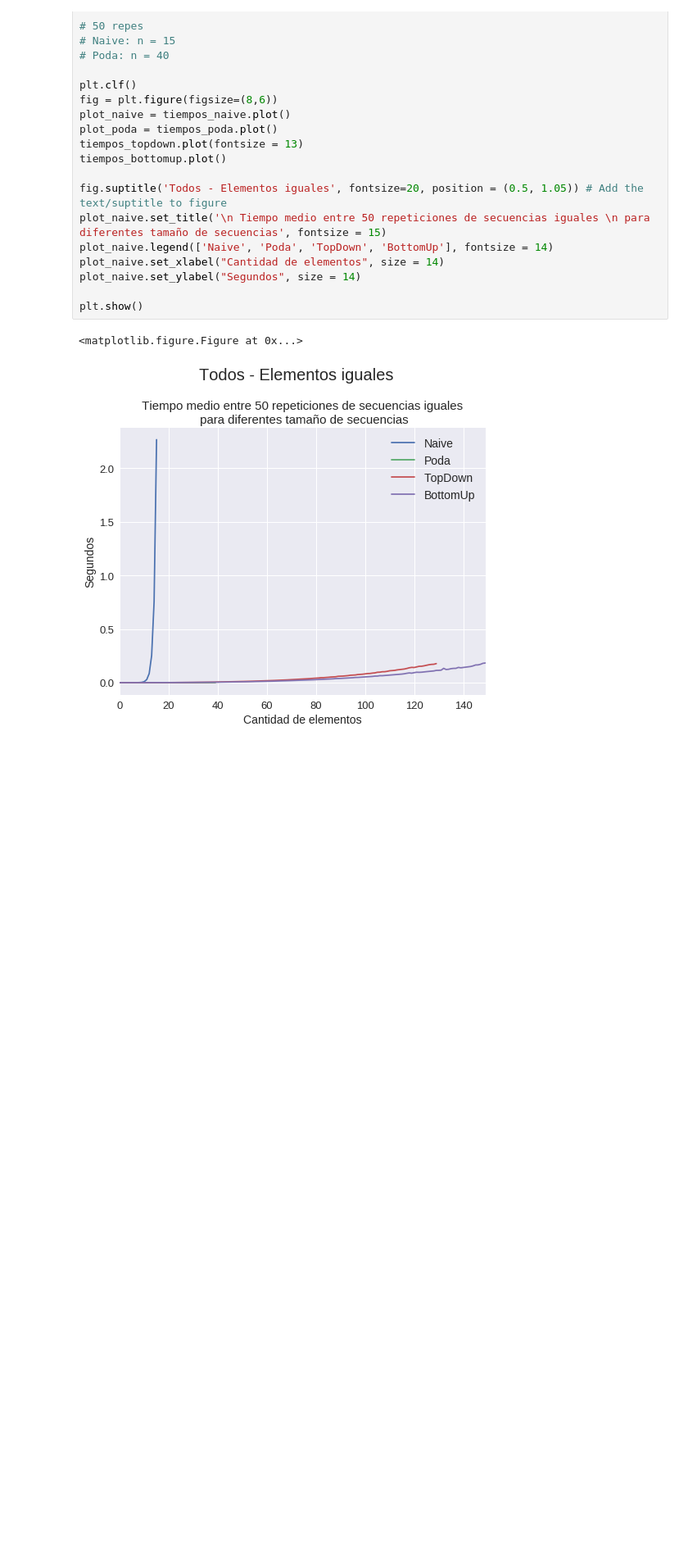
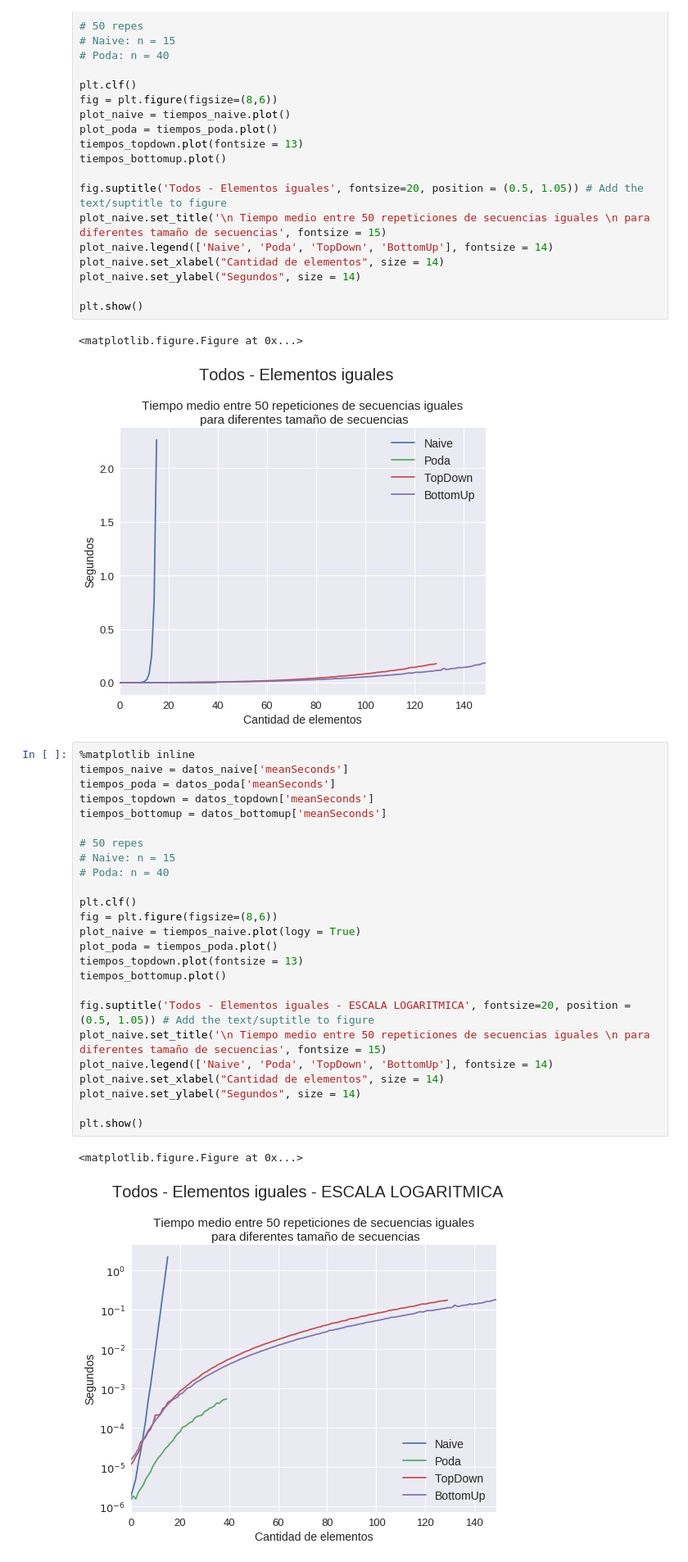
Before and after one commit to JonSeijo/algo3-tp1, a Jupyter notebook: experimentos/Graficador iguales.ipynb, the cells around one changed output. Shown at 82% size. Drawn from its saved outputs; the diff is of its cells as text; blank space fills up the shorter version.

```diff
--- a/experimentos/Graficador iguales.ipynb
+++ b/experimentos/Graficador iguales.ipynb
@@ -208,3 +208,31 @@ plt.show()
 # %% [output]
 <matplotlib.figure.Figure at 0x...>
 [figure]
+# %%
+%matplotlib inline
+tiempos_naive = datos_naive['meanSeconds']
+tiempos_poda = datos_poda['meanSeconds']
+tiempos_topdown = datos_topdown['meanSeconds']
+tiempos_bottomup = datos_bottomup['meanSeconds']
+
+# 50 repes
+# Naive: n = 15
+# Poda: n = 40
+
+plt.clf()
+fig = plt.figure(figsize=(8,6))
+plot_naive = tiempos_naive.plot(logy = True)
+plot_poda = tiempos_poda.plot()
+tiempos_topdown.plot(fontsize = 13)
+tiempos_bottomup.plot()
+
+fig.suptitle('Todos - Elementos iguales - ESCALA LOGARITMICA', fontsize=20, position = (0.5, 1.05)) # Add the text/suptitle to figure
+plot_naive.set_title('\n Tiempo medio entre 50 repeticiones de secuencias iguales \n para diferentes tamaño de secuencias', fontsize = 15)
+plot_naive.legend(['Naive', 'Poda', 'TopDown', 'BottomUp'], fontsize = 14)
+plot_naive.set_xlabel("Cantidad de elementos", size = 14)
+plot_naive.set_ylabel("Segundos", size = 14)
+
+plt.show()
+# %% [output]
+<matplotlib.figure.Figure at 0x...>
+[figure, added]
```
Also changed, not shown: 2 other files.
